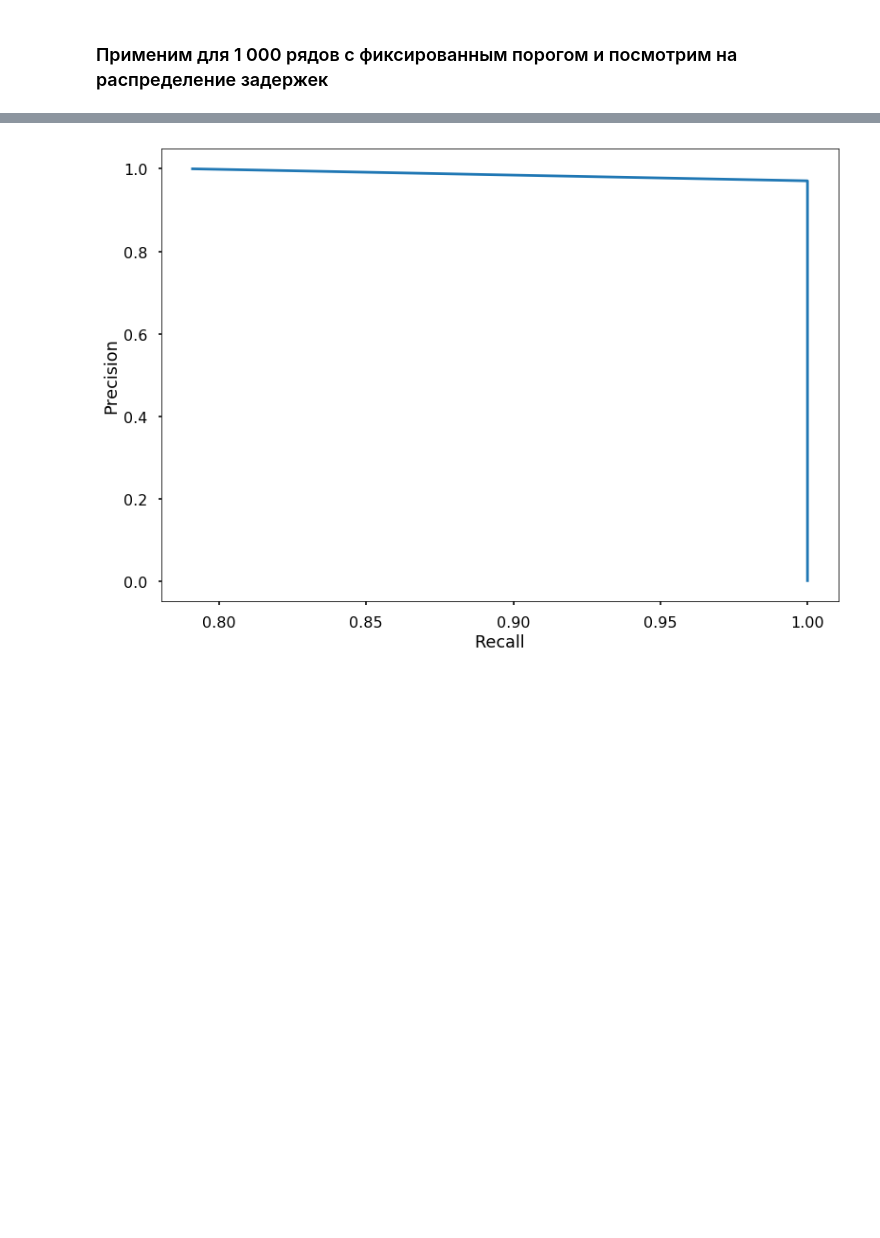
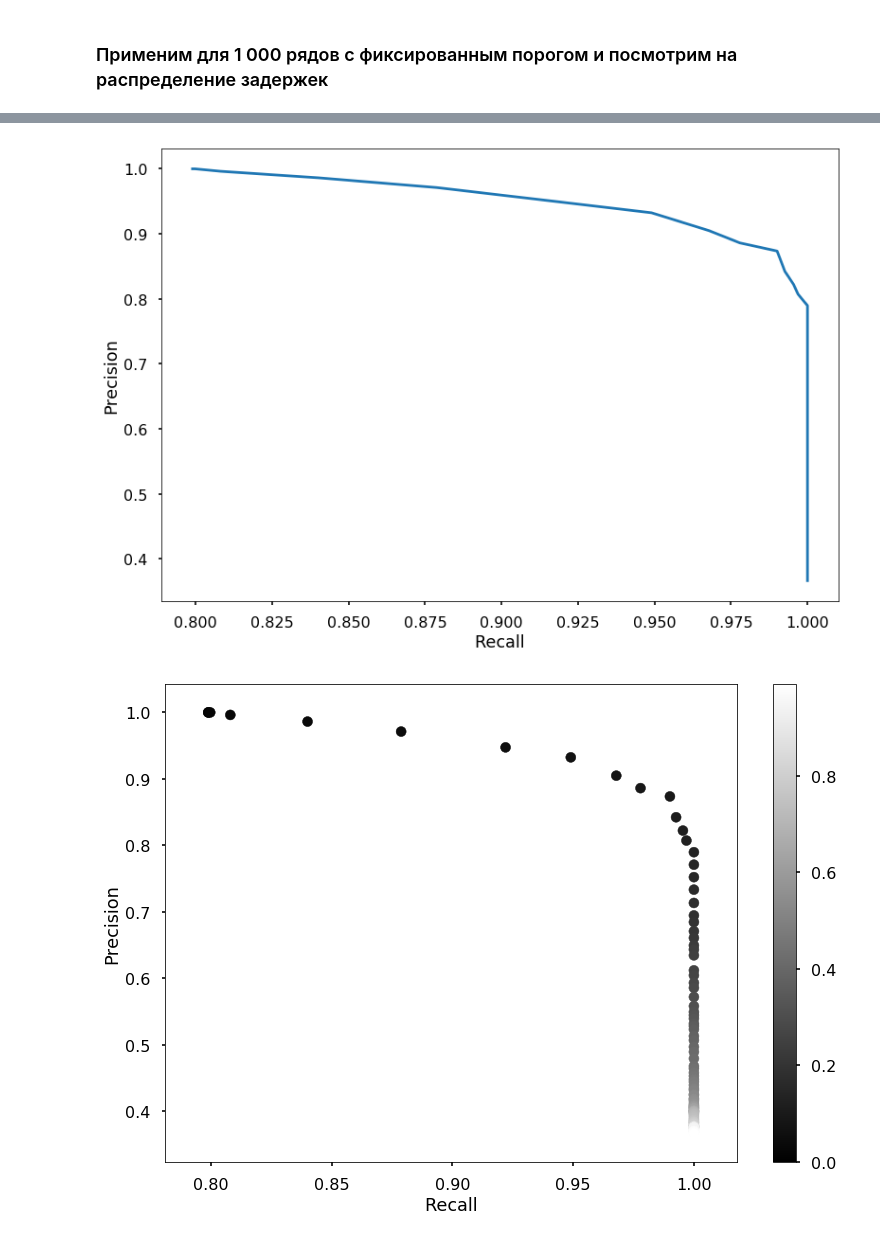
Before and after one commit to Klimmy/nir-ssa, a Jupyter notebook: 3rd semester/Data generating.ipynb, the cells around one changed output, grey strips where cells are left out. Drawn from its saved outputs; the diff is of its cells as text; code cells hidden in the pictures; blank space fills up the shorter version.

```diff
--- a/3rd semester/Data generating.ipynb
+++ b/3rd semester/Data generating.ipynb
@@ -41,12 +41,12 @@ def data_generator(ts_length = 400, points_to_skip = 48, random_seed = None, cp_
         np.random.seed(random_seed)
 
     signal = np.cos(2*np.pi/24 * np.arange(0, ts_length) + (np.pi/2))
-    noise = np.random.normal(0,0.1,ts_length)
+    noise = np.random.normal(0,0.5,ts_length)
     signal = signal+noise
 
     change_point = np.random.choice(np.arange(points_to_skip,ts_length),1)[0]
     change_point = np.random.choice([None,change_point],1,p=[1-cp_prob,cp_prob])[0]
-    change_point_value = np.random.normal(0.5,0.1,1)*np.random.choice([-1,1],1,)[0]
+    change_point_value = np.random.normal(0,3,1)*np.random.choice([-1,1],1,)[0]
 
     if change_point:
         signal[change_point:] = signal[change_point:]+change_point_value
@@ -126,7 +126,7 @@ act, pred = [], []
 for i in range(1000):
     generated = data_generator(cp_prob = 0.8, is_multiplicative = True)
     cp_1 = approximation_mean(generated[0], 48)
-    cp_2 = cp_detection(cp_1, 0.01)
+    cp_2 = cp_detection(cp_1, 0.15)
     act.append(generated[1])
     pred.append(cp_2)
 
@@ -188,10 +205,17 @@ plt.show()
 # %%
 plt.plot(recall, precision)
 plt.ylabel('Precision')
 plt.xlabel('Recall')
 plt.show()
+
+plt.scatter(recall, precision, c=threshold_list, s=100, cmap='gray')
+plt.colorbar()
+plt.ylabel('Precision')
+plt.xlabel('Recall')
+plt.show()
 # %% [output]
-[figure, old version]
+[figure, new version]
+[figure, added]
 # %%
 plt.plot([precision[i] for i in range(len(precision)) if precision_filter[i]], average_delay)
 plt.ylabel('Average delay')
```
Also changed, not shown: parts of 24 cells of this notebook.
